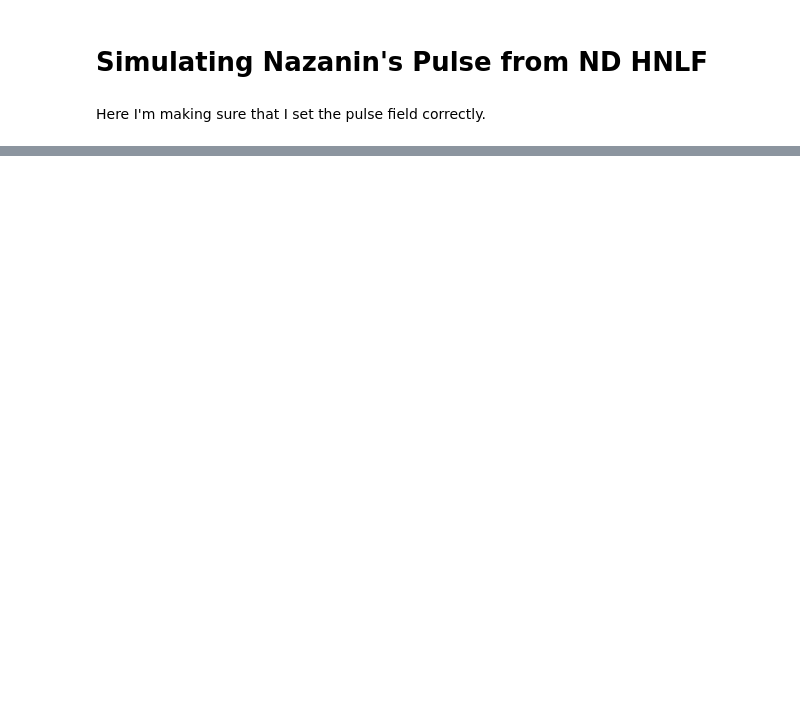
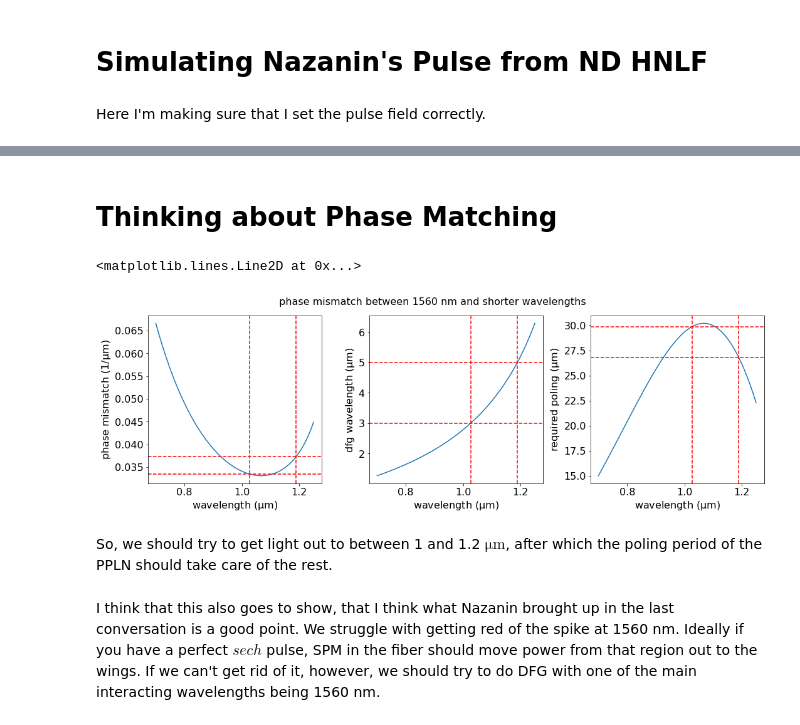
Before and after one commit to peter-chang62/FourWaveMixing-and-Intrapulse-DFG-using-PyNLO, a Jupyter notebook: Nazanin_ND_HNLF_FROG/Nazanin_ND_NHNLF_FROG.ipynb, the cells around one changed output, grey strips where cells are left out. Cells and saved outputs as stored; diff of their text form; code cells hidden in the pictures; blank space fills up the shorter version.

```diff
--- a/Nazanin_ND_HNLF_FROG/Nazanin_ND_NHNLF_FROG.ipynb
+++ b/Nazanin_ND_HNLF_FROG/Nazanin_ND_NHNLF_FROG.ipynb
@@ -174,0 +176,2 @@ plot(evol_31_6, title='31.6 $\mathrm{\mu m}$')
+# %% [markdown]
+# Thinking about Phase Matching
@@ -174,0 +209,36 @@ plot(evol_31_6, title='31.6 $\mathrm{\mu m}$')
+# %%
+fig, (ax1, ax2, ax3) = plt.subplots(1, 3, figsize=(15, 5))
+ax1.plot(wl1, dk)
+ax2.plot(wl1, dfgwl)
+# ax3.plot(wl1, ppln.n(wl1 * 1e3))
+ax3.plot(wl1, 1 / dk)
+
+[i.set_xlabel("wavelength ($\mathrm{\mu m}$)") for i in [ax1, ax2, ax3]]
+ax1.set_ylabel("phase mismatch ($1/\mathrm{\mu m}$)")
+ax2.set_ylabel("dfg wavelength ($\mathrm{\mu m}$)")
+# ax3.set_ylabel("PPLN index of refraction")
+ax3.set_ylabel("required poling ($\mathrm{\mu m}$)")
+fig.suptitle("phase mismatch between 1560 nm and shorter wavelengths")
+
+ll = np.argmin(abs(dfgwl - 3))
+ul = np.argmin(abs(dfgwl - 5))
+ax1.axhline(dk[ll], color='r', linestyle='--')
+ax1.axhline(dk[ul], color='r', linestyle='--')
+ax2.axhline(dfgwl[ll], color='r', linestyle='--')
+ax2.axhline(dfgwl[ul], color='r', linestyle='--')
+ax3.axhline(1 / dk[ll], color='r', linestyle='--')
+ax3.axhline(1 / dk[ul], color='r', linestyle='--')
+
+ax1.axvline(wl1[ll], color='r', linestyle='--')
+ax1.axvline(wl1[ul], color='r', linestyle='--')
+ax2.axvline(wl1[ll], color='r', linestyle='--')
+ax2.axvline(wl1[ul], color='r', linestyle='--')
+ax3.axvline(wl1[ll], color='r', linestyle='--')
+ax3.axvline(wl1[ul], color='r', linestyle='--')
+# %% [output]
+<matplotlib.lines.Line2D at 0x...>
+[figure, added]
+# %% [markdown]
+So, we should try to get light out to between 1 and 1.2 $\mathrm{\mu m}$, after which the poling period of the PPLN should take care of the rest.
+# %% [markdown]
+I think that this also goes to show, that I think what Nazanin brought up in the last conversation is a good point. We struggle with getting red of the spike at 1560 nm. Ideally if you have a perfect $sech$ pulse, SPM in the fiber should move power from that region out to the wings. If we can't get rid of it, however, we should try to do DFG with one of the main interacting wavelengths being 1560 nm.
```
Also changed, not shown: parts of 7 cells of this notebook, 3 other files.
